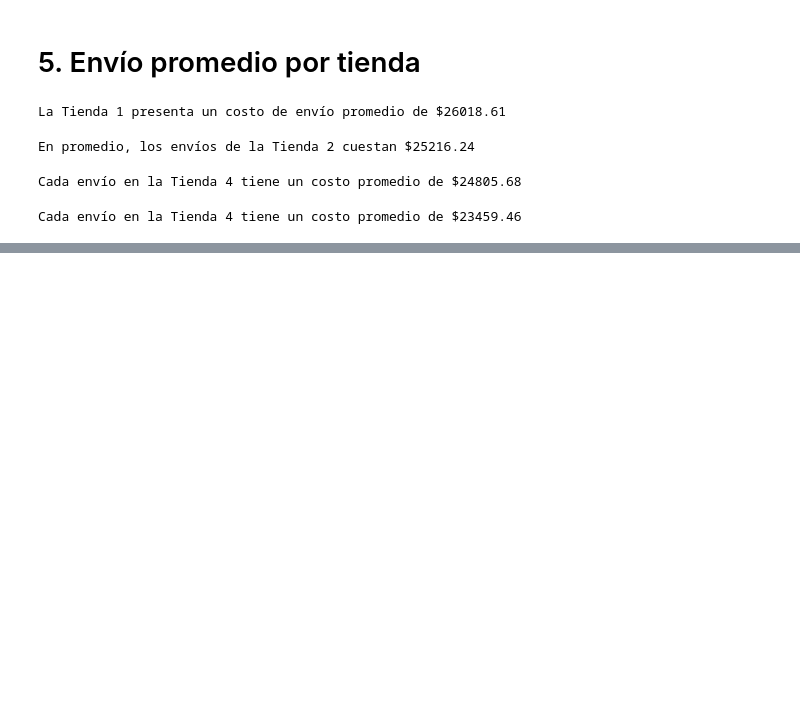
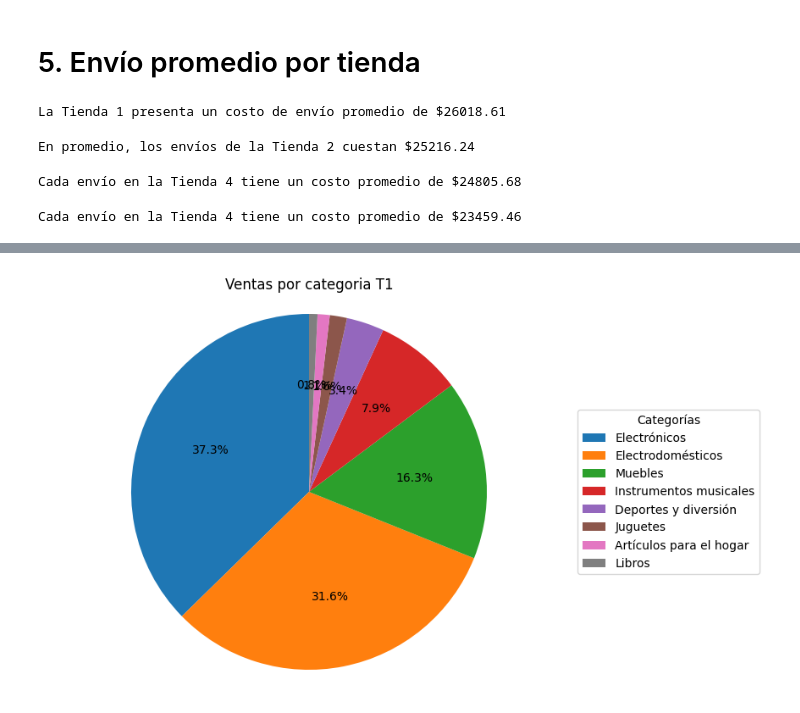
Before and after one commit to Melcortesaguilera/Challenge_Alura_Analisisdeventa, a Jupyter notebook: Analisis_tiendas.ipynb, the cells around one changed output, grey strips where cells are left out. Cells and saved outputs as stored; diff of their text form; code cells hidden in the pictures; blank space fills up the shorter version.

Commit message:
Considerando algunas variables clave que podrían ser de interés para el señor Juan en su proceso de decisión, elaboramos una serie de gráficos.

```diff
--- a/Analisis_tiendas.ipynb
+++ b/Analisis_tiendas.ipynb
@@ -61,6 +61,7 @@ El ingreso total de la tienda 4 es:1038375700.0
 # %%
 #ventas por categoria tienda 1
 ventas_por_categoria_tienda1 = tienda.groupby('Categoría del Producto')['Precio'].sum()
+ventas_por_categoria_tienda1 = ventas_por_categoria_tienda1.sort_values(ascending=False) #para ver la lista en orden desendente
 print(ventas_por_categoria_tienda1)
 # %% [output]
 Categoría del Producto
@@ -271,0 +296,16 @@ Cada envío en la Tienda 4 tiene un costo promedio de $23459.46
+# %%
+#grafico de torta de ventas por categoria tienda 1
+
+plt.figure(figsize=(8, 6))
+wedges, texts, autotexts = plt.pie(
+    ventas_por_categoria_tienda1,
+    labels=None,  #para que las etiquetas de las categorias no aparezcan en el grafico, evitamos que se solapen entre los nombres
+    autopct='%1.1f%%',
+    startangle=90
+)
+plt.legend(wedges, ventas_por_categoria_tienda1.index, title="Categorías", loc="center left", bbox_to_anchor=(1, 0.5))
+plt.title('Ventas por categoria T1')
+plt.axis('equal')
+plt.show()
+# %% [output]
+[figure, added]
```
Also changed, not shown: parts of 14 cells of this notebook.
